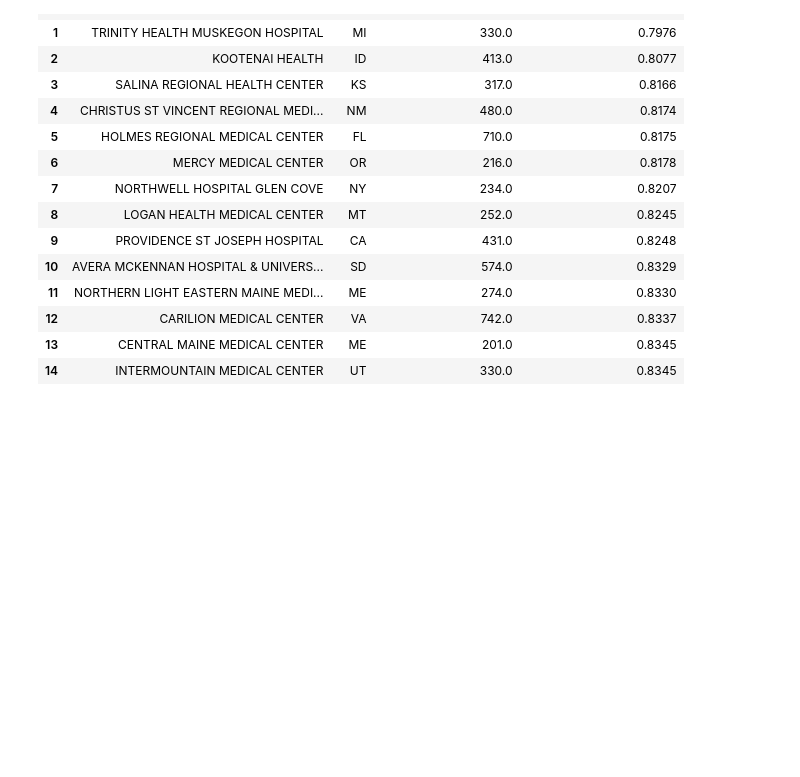
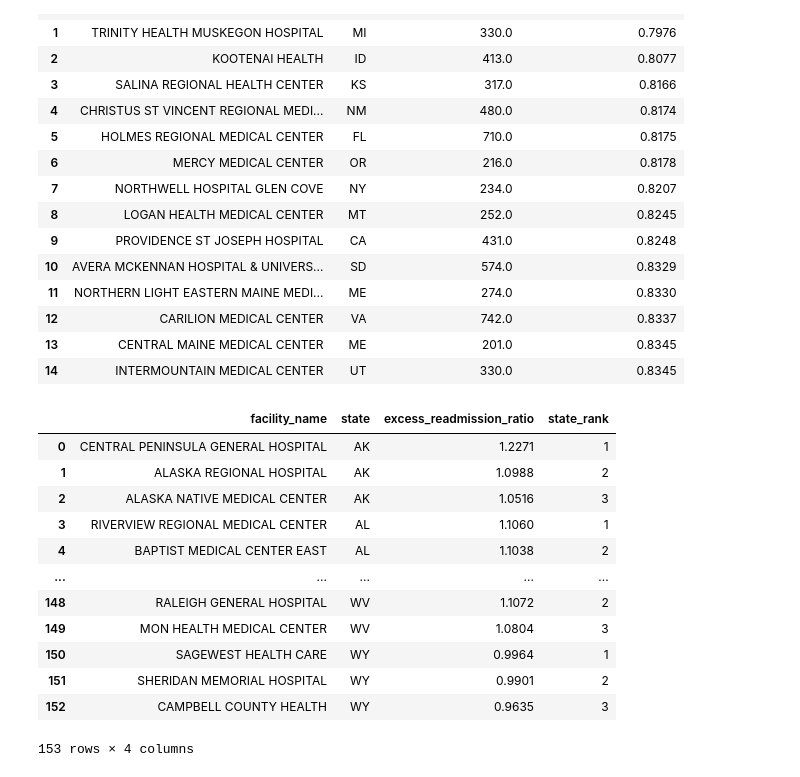
Before and after one commit to AkhilanairK-healthcare/akhila-hospital-readmission-quality, a Jupyter notebook: notebooks/sql_queries.ipynb, the cells around one changed output. Drawn from its saved outputs; the diff is of its cells as text; code cells hidden in the pictures; blank space fills up the shorter version.

```diff
--- a/notebooks/sql_queries.ipynb
+++ b/notebooks/sql_queries.ipynb
@@ -134,3 +134,33 @@ ORDER BY excess_readmission_ratio ASC LIMIT 15;""")
 | 12 | CARILION MEDICAL CENTER | VA | 742.0 | 0.8337 |
 | 13 | CENTRAL MAINE MEDICAL CENTER | ME | 201.0 | 0.8345 |
 | 14 | INTERMOUNTAIN MEDICAL CENTER | UT | 330.0 | 0.8345 |
+# %%
+q("""
+SELECT facility_name, state, excess_readmission_ratio, state_rank
+FROM (
+SELECT
+facility_name,
+state,
+excess_readmission_ratio,
+RANK() OVER (PARTITION BY state ORDER BY excess_readmission_ratio DESC) AS state_rank
+FROM fact_readmissions
+WHERE condition = 'Heart Failure'
+AND excess_readmission_ratio IS NOT NULL
+)
+WHERE state_rank <= 3
+ORDER BY state, state_rank;
+""")
+# %% [output]
+|  | facility_name | state | excess_readmission_ratio | state_rank |
+| 0 | CENTRAL PENINSULA GENERAL HOSPITAL | AK | 1.2271 | 1 |
+| 1 | ALASKA REGIONAL HOSPITAL | AK | 1.0988 | 2 |
+| 2 | ALASKA NATIVE MEDICAL CENTER | AK | 1.0516 | 3 |
+| 3 | RIVERVIEW REGIONAL MEDICAL CENTER | AL | 1.1060 | 1 |
+| 4 | BAPTIST MEDICAL CENTER EAST | AL | 1.1038 | 2 |
+| ... | ... | ... | ... | ... |
+| 148 | RALEIGH GENERAL HOSPITAL | WV | 1.1072 | 2 |
+| 149 | MON HEALTH MEDICAL CENTER | WV | 1.0804 | 3 |
+| 150 | SAGEWEST HEALTH CARE | WY | 0.9964 | 1 |
+| 151 | SHERIDAN MEMORIAL HOSPITAL | WY | 0.9901 | 2 |
+| 152 | CAMPBELL COUNTY HEALTH | WY | 0.9635 | 3 |
+153 rows × 4 columns
```
